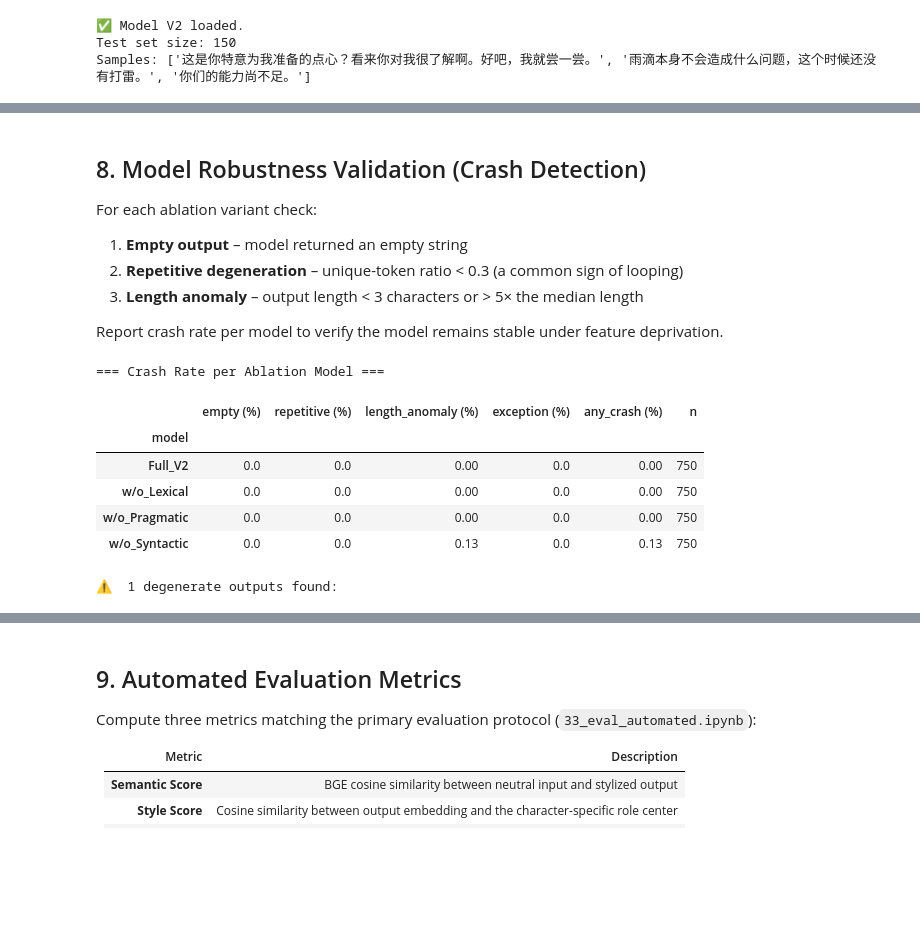
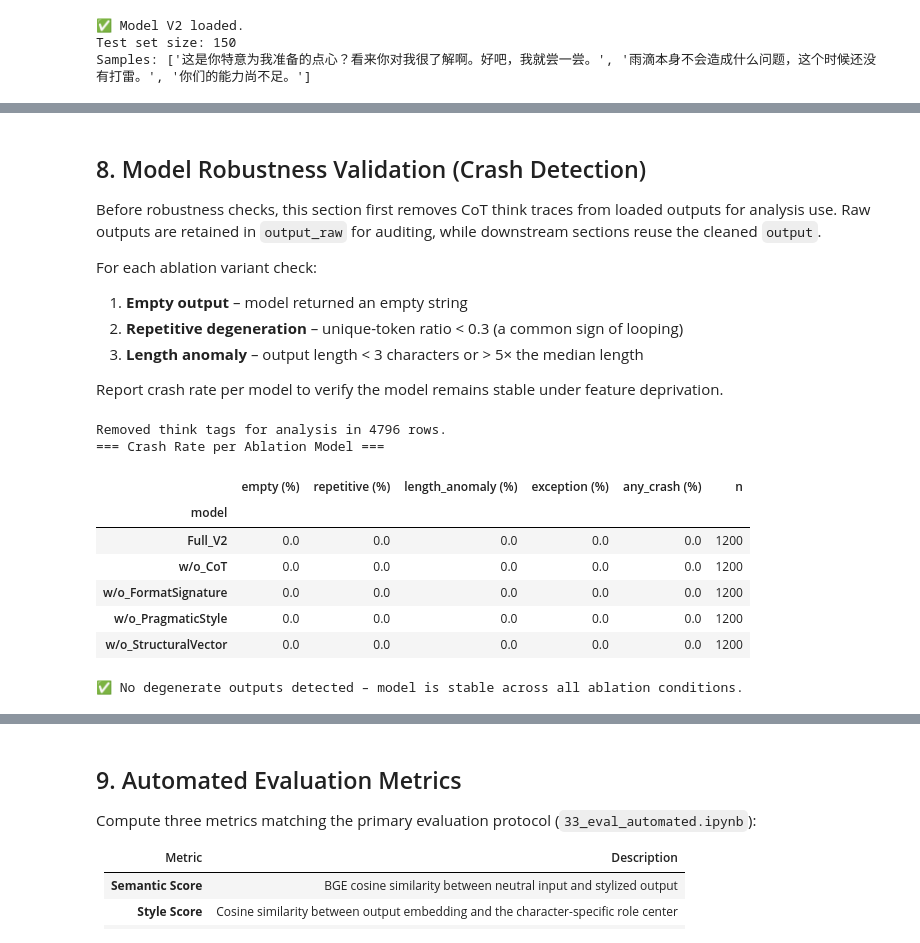
Before and after one commit to Moemu/OtakuLab, a Jupyter notebook: notebooks/38_ablation_style_vectors.ipynb, the cells around one changed output, grey strips where cells are left out. Cells and saved outputs as stored; diff of their text form; code cells hidden in the pictures; blank space fills up the shorter version.

```diff
--- a/notebooks/38_ablation_style_vectors.ipynb
+++ b/notebooks/38_ablation_style_vectors.ipynb
@@ -94,7 +98,7 @@ base_model = Qwen3ForCausalLM.from_pretrained(str(BASE_MODEL_PATH), dtype=torch.
 model_v2 = PeftModel.from_pretrained(base_model, SAVE_DIR / "lora")
 hidden_size = base_model.config.hidden_size
 
-style_encoder = StyleEncoder(len(SYNTACTIC_DIMS), hidden_size)
+style_encoder = StyleEncoder(len(STRUCTURAL_DIMS), hidden_size)  # type:ignore
 style_encoder.load_state_dict(
     torch.load(SAVE_DIR / "style_encoder.pt", map_location=DEVICE)
 )
@@ -333,8 +584,11 @@ Personality / pragmatic labels are replaced with `[N/A]` in the Prompt.  Keyword
 # %%
 ablated_prompt_prag, _ = build_prompt(
-    sample_neutral, sample_profile,
-    use_lexical=True, use_syntactic=True, use_pragmatic=False
+    sample_neutral,
+    sample_profile,
+    use_signature=True,
+    use_structural=True,
+    use_pragmatic=False,
 )
-print("=== w/o Pragmatic – ablated prompt ===")
+print("=== w/o Pragmatic Style – ablated prompt ===")
 print(ablated_prompt_prag)
 # %% [output]
@@ -424,6 +853,9 @@ w/o_Syntactic   150  150   150  150  150
 Saved to: /root/OtakuLab/outputs/ablation_style_vectors/ablation_results.jsonl
 # %% [markdown]
 ## 8. Model Robustness Validation (Crash Detection)
+
+Before robustness checks, this section first removes CoT think traces from loaded outputs for analysis use.
+Raw outputs are retained in `output_raw` for auditing, while downstream sections reuse the cleaned `output`.
 
 For each ablation variant check:
 1. **Empty output** – model returned an empty string
@@ -432,65 +864,92 @@ For each ablation variant check:
 
 Report crash rate per model to verify the model remains stable under feature deprivation.
 # %%
+import re
+
 # ── (Re-)load results if running this cell independently ─────────────────────────
 if "df_all" not in dir():
     df_all = pd.read_json(OUTPUT_JSONL, lines=True)
 
+
+def remove_think_tags(text: str) -> str:
+    if not text:
+        return ""
+    cleaned = re.sub(r"<think>.*?</think>", "", text, flags=re.DOTALL)
+    if "</think>" in cleaned:
+        cleaned = cleaned.split("</think>", 1)[-1]
+    return cleaned.strip()
+
+
+df_all = df_all.copy()
+if "output_raw" not in df_all.columns:
+    df_all["output_raw"] = df_all["output"].fillna("").astype(str)
+else:
+    df_all["output_raw"] = df_all["output_raw"].fillna("").astype(str)
+
+# Analysis uses cleaned output; raw CoT output is retained in output_raw for audit.
+df_all["output"] = df_all["output_raw"].apply(remove_think_tags)
+cleaned_rows = int((df_all["output"] != df_all["output_raw"]).sum())
+print(f"Removed think tags for analysis in {cleaned_rows} rows.")
+
 # ── Median output length per group (used for length-anomaly threshold) ────────────
 median_len = df_all["output"].str.len().median()
+
 
 def is_degenerate(text: str, median_len: float) -> dict[str, bool]:
     if not text:
         return {"empty": True, "repetitive": False, "length_anomaly": False}
-    chars   = list(text)
+    chars = list(text)
     unique_ratio = len(set(chars)) / max(len(chars), 1)
     return {
-        "empty":          len(text.strip()) == 0,
-        "repetitive":     unique_ratio < 0.30 and len(text) > 20,
-        "length_anomaly": len(text) < 3 or len(text) > 5 * median_len,
+        "empty": len(text.strip()) == 0,
+        "repetitive": unique_ratio < 0.30 and len(text) > 20,
+        "length_anomaly": len(text) < 3 or len(text) > 10 * median_len,
     }
+
 
 crash_records = []
 for _, row in df_all.iterrows():
     flags = is_degenerate(row["output"], median_len)
-    any_crash = row["crash"] or any(flags.values())
+    any_crash = bool(row["crash"]) or any(flags.values())
     crash_records.append({
-        "model":          row["model"],
-        "character":      row["character"],
-        "exception":      row["crash"],
+        "model": row["model"],
+        "character": row["character"],
+        "exception": row["crash"],
         **flags,
-        "any_crash":      any_crash,
+        "any_crash": any_crash,
     })
 
 df_crash = pd.DataFrame(crash_records)
 
 # Crash rate per model
 crash_summary = (
     df_crash.groupby("model")[["empty", "repetitive", "length_anomaly", "exception", "any_crash"]]
     .mean()
     .mul(100)
     .round(2)
     .rename(columns=lambda c: c + " (%)")
 )
 crash_summary["n"] = df_crash.groupby("model")["any_crash"].count()
 
 print("=== Crash Rate per Ablation Model ===")
 display(crash_summary)
 
 # Save
 crash_summary.to_csv(RESULT_DIR / "crash_summary.csv")
 df_crash_fails = df_crash[df_crash["any_crash"]]
 if len(df_crash_fails):
     print(f"\n⚠️  {len(df_crash_fails)} degenerate outputs found:")
-    display(df_all[df_crash["any_crash"]][["model","character","neutral","output"]].head(10))
+    display(df_all[df_crash["any_crash"]][["model", "character", "neutral", "output_raw", "output"]].head(10))
 else:
     print("\n✅ No degenerate outputs detected – model is stable across all ablation conditions.")
 # %% [output]
+Removed think tags for analysis in 4796 rows.
 === Crash Rate per Ablation Model ===
 |  | empty (%) | repetitive (%) | length_anomaly (%) | exception (%) | any_crash (%) | n |
 | model |  |  |  |  |  |  |
-| Full_V2 | 0.0 | 0.0 | 0.00 | 0.0 | 0.00 | 750 |
-| w/o_Lexical | 0.0 | 0.0 | 0.00 | 0.0 | 0.00 | 750 |
-| w/o_Pragmatic | 0.0 | 0.0 | 0.00 | 0.0 | 0.00 | 750 |
-| w/o_Syntactic | 0.0 | 0.0 | 0.13 | 0.0 | 0.13 | 750 |
+| Full_V2 | 0.0 | 0.0 | 0.0 | 0.0 | 0.0 | 1200 |
+| w/o_CoT | 0.0 | 0.0 | 0.0 | 0.0 | 0.0 | 1200 |
+| w/o_FormatSignature | 0.0 | 0.0 | 0.0 | 0.0 | 0.0 | 1200 |
+| w/o_PragmaticStyle | 0.0 | 0.0 | 0.0 | 0.0 | 0.0 | 1200 |
+| w/o_StructuralVector | 0.0 | 0.0 | 0.0 | 0.0 | 0.0 | 1200 |
-⚠️  1 degenerate outputs found:
+✅ No degenerate outputs detected – model is stable across all ablation conditions.
```
Also changed, not shown: parts of 20 cells of this notebook, 3 other files.
